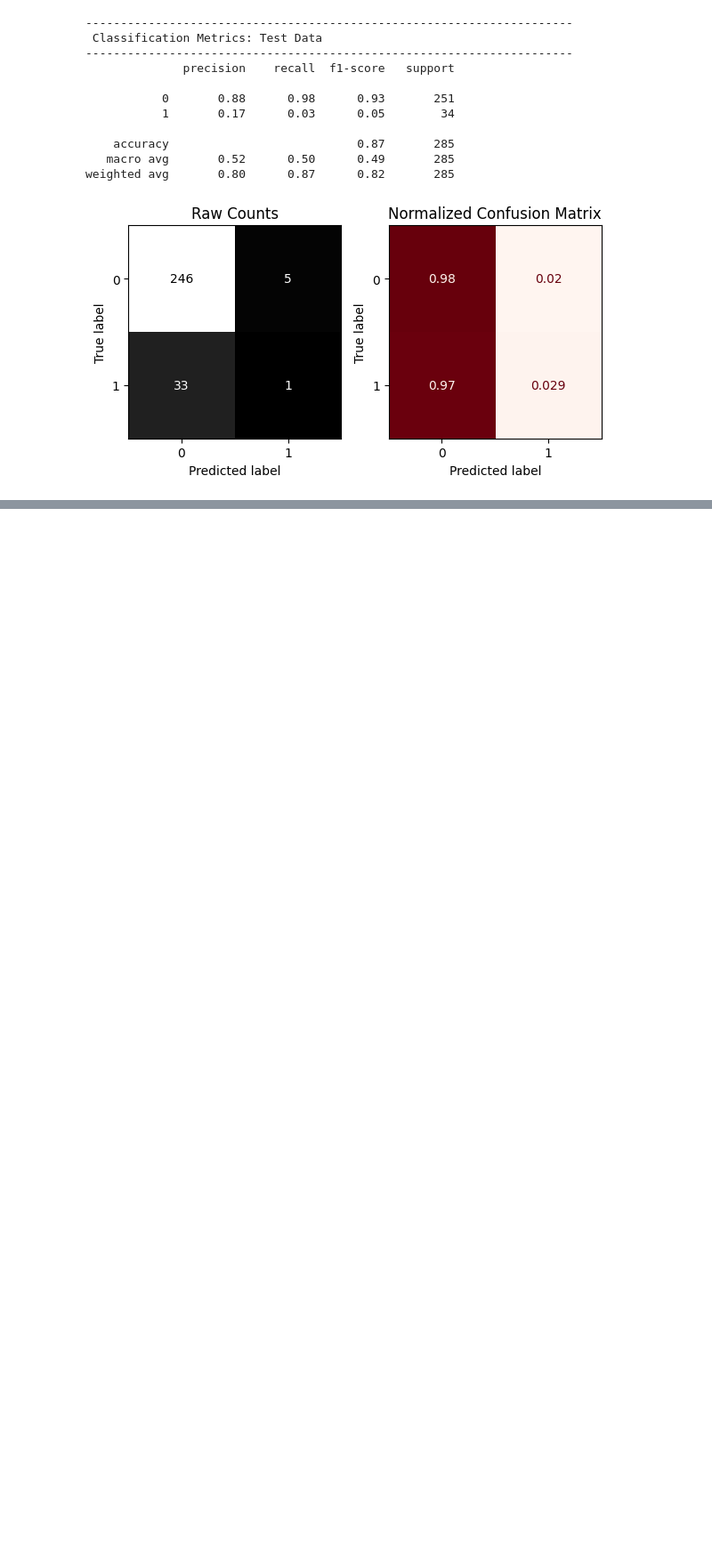
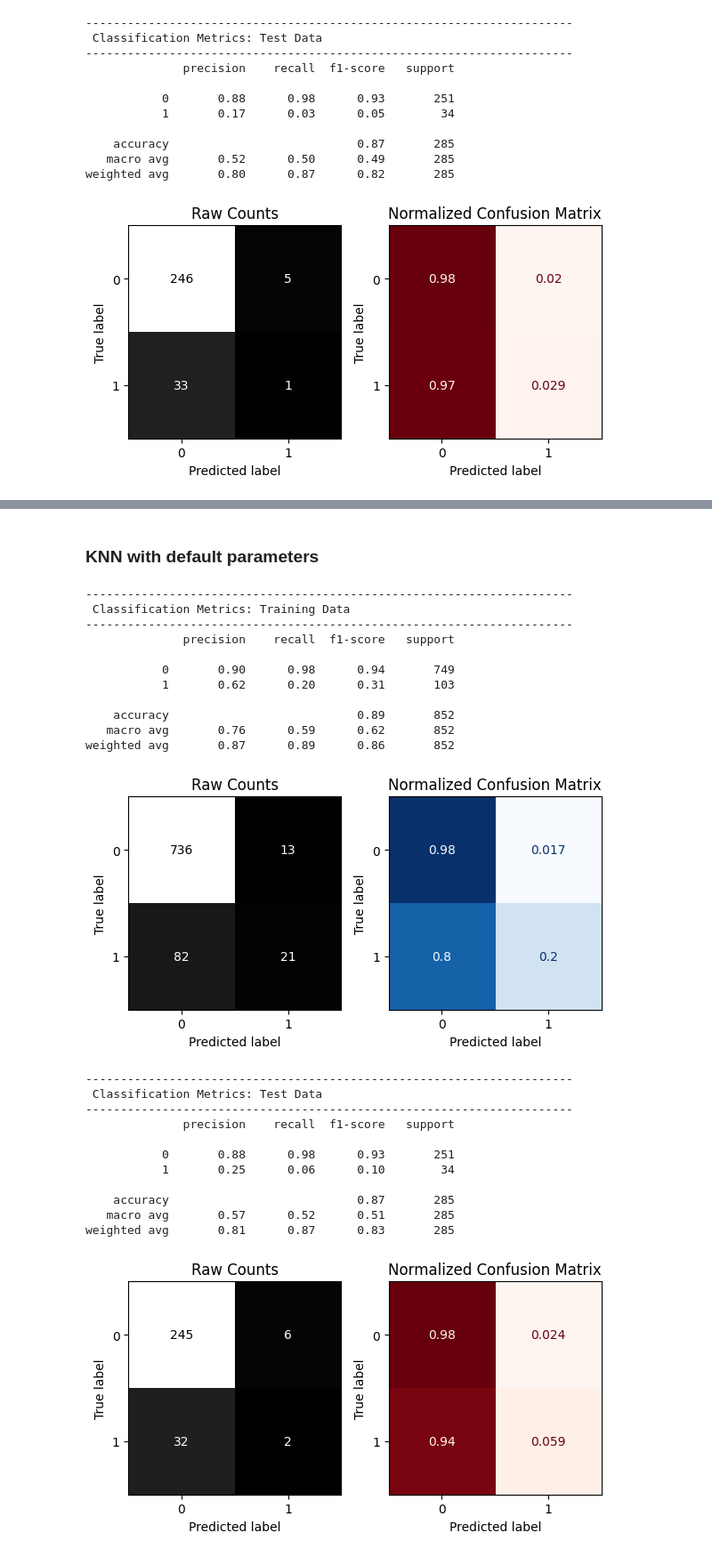
Before and after one commit to laramutair/Classification-model-learning, a Jupyter notebook: Stroke_Classification_Dataset.ipynb, the cells around one changed output, grey strips where cells are left out. Shown at 89% size. Cells and saved outputs as stored; diff of their text form; code cells hidden in the pictures; blank space fills up the shorter version.

```diff
--- a/Stroke_Classification_Dataset.ipynb
+++ b/Stroke_Classification_Dataset.ipynb
@@ -460,0 +515,32 @@ weighted avg       0.80      0.87      0.82       285
+# %% [markdown]
+### KNN with default parameters
+# %%
+knn_default = KNeighborsClassifier()
+knn_pipe = make_pipeline(preprocessor, knn_default)
+knn_pipe.fit(X_train, y_train)
+evaluate_classification(knn_pipe, X_train, y_train, X_test, y_test)
+# %% [output]
+----------------------------------------------------------------------
+ Classification Metrics: Training Data
+----------------------------------------------------------------------
+              precision    recall  f1-score   support
+
+           0       0.90      0.98      0.94       749
+           1       0.62      0.20      0.31       103
+
+    accuracy                           0.89       852
+   macro avg       0.76      0.59      0.62       852
+weighted avg       0.87      0.89      0.86       852
+[figure, added]
+----------------------------------------------------------------------
+ Classification Metrics: Test Data
+----------------------------------------------------------------------
+              precision    recall  f1-score   support
+
+           0       0.88      0.98      0.93       251
+           1       0.25      0.06      0.10        34
+
+    accuracy                           0.87       285
+   macro avg       0.57      0.52      0.51       285
+weighted avg       0.81      0.87      0.83       285
+[figure, added]
```
Also changed, not shown: parts of 19 cells of this notebook.
